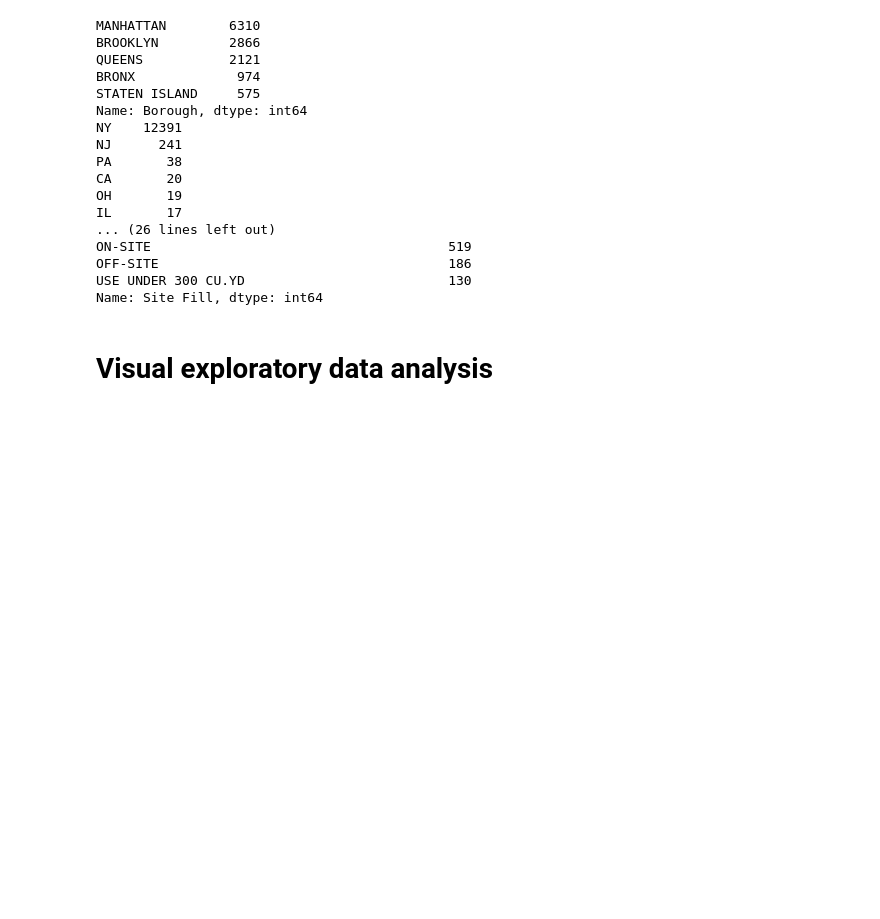
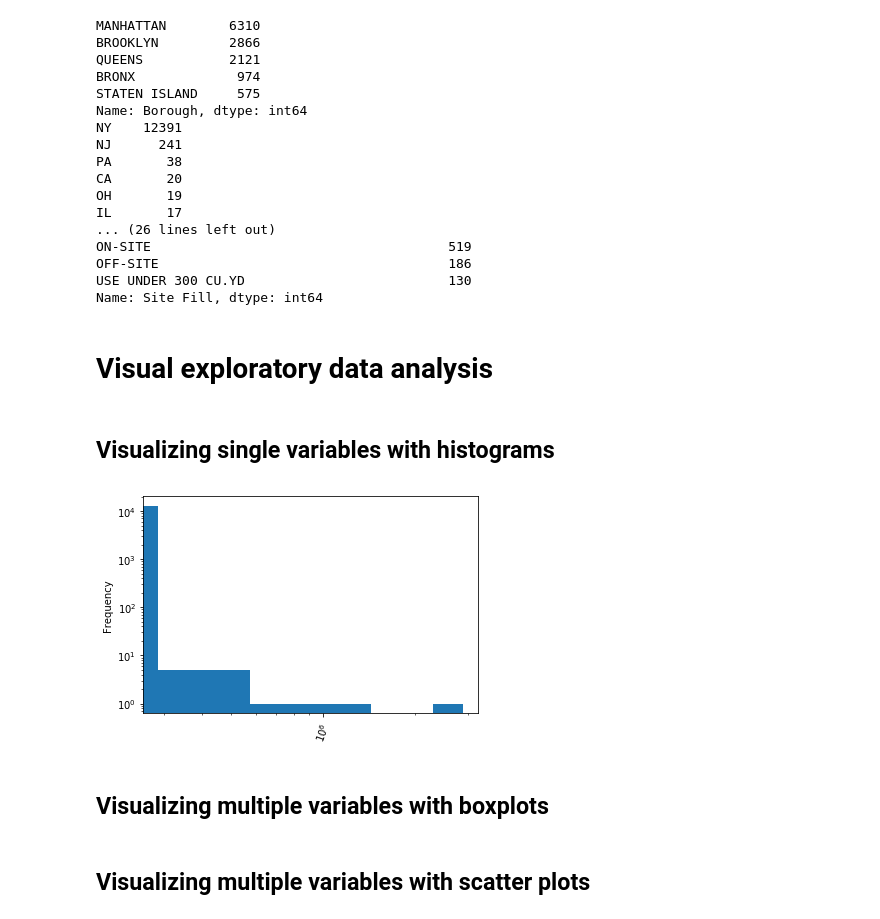
Before and after one commit to bholbein/datacamp-data-scientist-with-python, a Jupyter notebook: 07 Cleaning Data in Python/01 Exploring your data.ipynb, the cells around one changed output. Drawn from its saved outputs; the diff is of its cells as text; code cells hidden in the pictures; blank space fills up the shorter version.

```diff
--- a/07 Cleaning Data in Python/01 Exploring your data.ipynb
+++ b/07 Cleaning Data in Python/01 Exploring your data.ipynb
@@ -113,3 +113,21 @@ USE UNDER 300 CU.YD                          130
 Name: Site Fill, dtype: int64
 # %% [markdown]
 # Visual exploratory data analysis
+# %% [markdown]
+## Visualizing single variables with histograms
+# %%
+# Import matplotlib.pyplot
+import matplotlib.pyplot as plt
+
+# Describe the column
+df['Existing Zoning Sqft'].describe()
+
+# Plot the histogram
+df['Existing Zoning Sqft'].plot(kind='hist', rot=70, logx=True, logy=True)
+
+# Display the histogram
+plt.show()
+# %% [output]
+[figure, added]
+# %% [markdown]
+## Visualizing multiple variables with boxplots
@@ -115,0 +144,2 @@ Name: Site Fill, dtype: int64
+# %% [markdown]
+## Visualizing multiple variables with scatter plots
```
Also changed, not shown: parts of 2 cells of this notebook, 6 other files.
